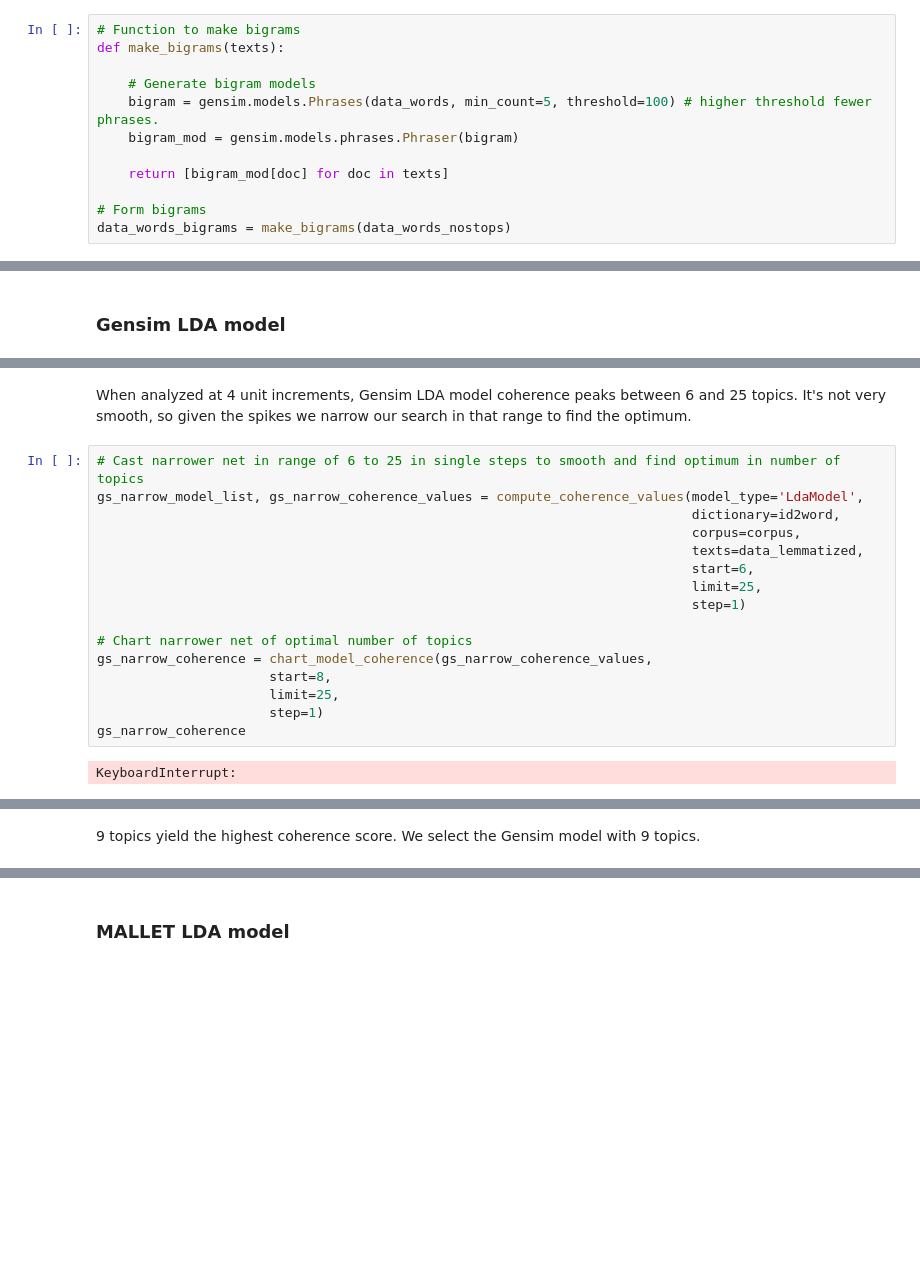
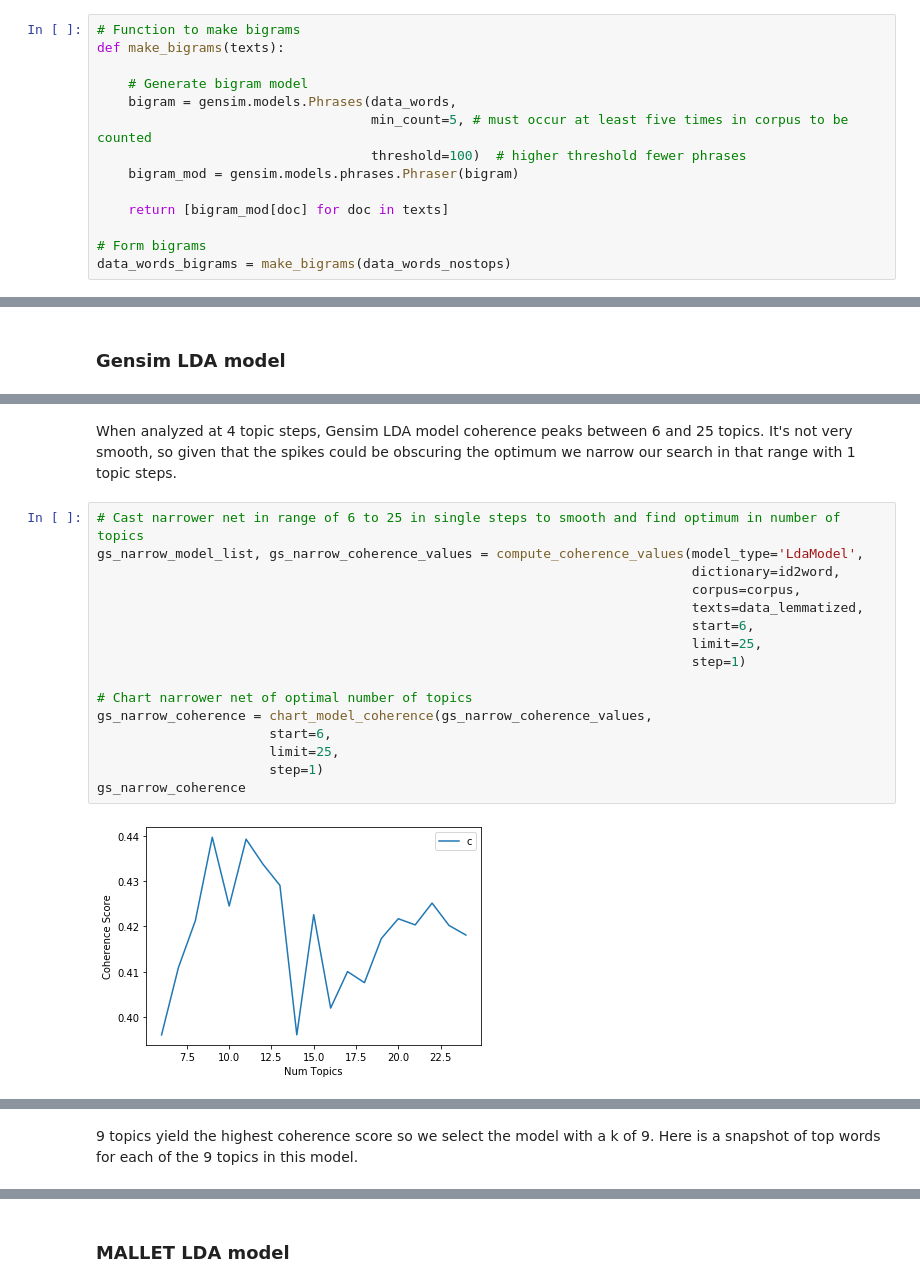
Before and after one commit to JeremyOBrien16/CUNY_DATA_620, a Jupyter notebook: ProjectFinal/data620project_final.ipynb, the cells around one changed output, grey strips where cells are left out. Cells and saved outputs as stored; diff of their text form; blank space fills up the shorter version.

Commit message:
Updated preprocessing section and split out modeling functions

```diff
--- a/ProjectFinal/data620project_final.ipynb
+++ b/ProjectFinal/data620project_final.ipynb
@@ -191,8 +193,10 @@ We create bigrams in order to... (JO: adding explanations in morning)
 # Function to make bigrams
 def make_bigrams(texts):
 
-    # Generate bigram models
-    bigram = gensim.models.Phrases(data_words, min_count=5, threshold=100) # higher threshold fewer phrases.
+    # Generate bigram model
+    bigram = gensim.models.Phrases(data_words,
+                                   min_count=5, # must occur at least five times in corpus to be counted
+                                   threshold=100)  # higher threshold fewer phrases
     bigram_mod = gensim.models.phrases.Phraser(bigram)
 
     return [bigram_mod[doc] for doc in texts]
@@ -377,20 +367,20 @@ chart_model_coherence(gs_broad_coherence_values,
 # %% [markdown]
-When analyzed at 4 unit increments, Gensim LDA model coherence peaks between 6 and 25 topics.  It's not very smooth, so given the spikes we narrow our search in that range to find the optimum.
+When analyzed at 4 topic steps, Gensim LDA model coherence peaks between 6 and 25 topics.  It's not very smooth, so given that the spikes could be obscuring the optimum we narrow our search in that range with 1 topic steps.
 # %%
 # Cast narrower net in range of 6 to 25 in single steps to smooth and find optimum in number of topics
 gs_narrow_model_list, gs_narrow_coherence_values = compute_coherence_values(model_type='LdaModel',
                                                                             dictionary=id2word,
                                                                             corpus=corpus,
                                                                             texts=data_lemmatized,
                                                                             start=6,
                                                                             limit=25,
                                                                             step=1)
 
 # Chart narrower net of optimal number of topics
 gs_narrow_coherence = chart_model_coherence(gs_narrow_coherence_values,
-                      start=8,
+                      start=6,
                       limit=25,
                       step=1)
 gs_narrow_coherence
 # %% [output]
-KeyboardInterrupt:
+[figure, added]
@@ -397,4 +404,4 @@ KeyboardInterrupt:
 # %% [markdown]
-9 topics yield the highest coherence score.  We select the Gensim model with 9 topics.
+9 topics yield the highest coherence score so we select the model with a k of 9. Here is a snapshot of top words for each of the 9 topics in this model.
 # %%
 # Optimal Gensim model
```
Also changed, not shown: parts of 23 cells of this notebook.
